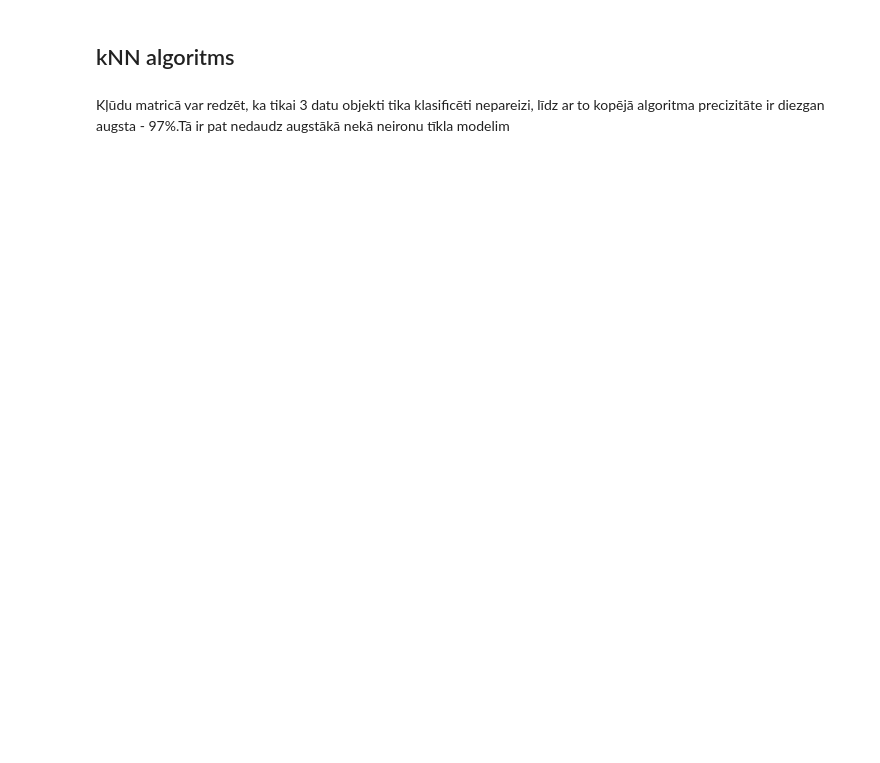
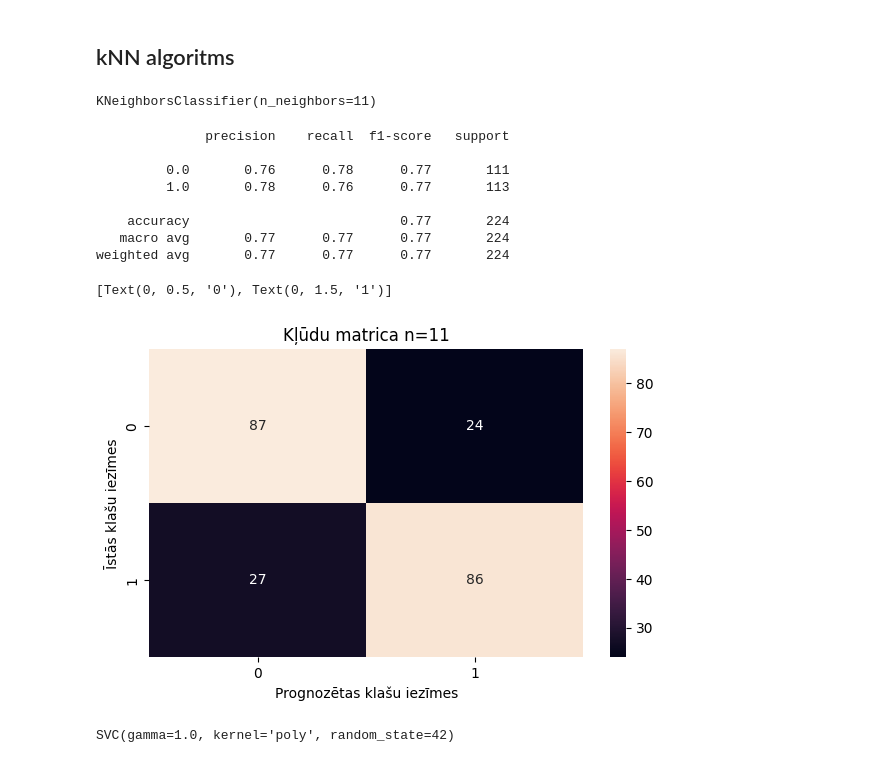
Before and after one commit to tomasskristianssterns/MIP_projekts2, a Jupyter notebook: src/Pārraudzītā_mašīnmācīšanās (1) copy.ipynb, the cells around one changed output. Cells and saved outputs as stored; diff of their text form; code cells hidden in the pictures; blank space fills up the shorter version.

```diff
--- a/src/Pārraudzītā_mašīnmācīšanās (1) copy.ipynb
+++ b/src/Pārraudzītā_mašīnmācīšanās (1) copy.ipynb
@@ -579,23 +591,43 @@ kNN algoritms
 #algoritma izmantošanai nepieciešamās bibliotēkas ielāde
 from sklearn.neighbors import KNeighborsClassifier
 #Tiek izveidots algoritma modelis ar 5 kaimiņiem
-KNN_MODEL = KNeighborsClassifier(n_neighbors=5)
+KNN_MODEL = KNeighborsClassifier(n_neighbors=11)
 #Padodam izveidotajam modelim apmācības datu kopu
 KNN_MODEL.fit(X_apmacibas, y_apmacibas)
+# %% [output]
+KNeighborsClassifier(n_neighbors=11)
 # %%
 #Nosakam klases iezīmes testa datu kopas datu objektiem
 y_prognoze_knn = KNN_MODEL.predict(X_testa)
 #izvadām modeļa veikuma novērtējuma metrikas
 print(classification_report(y_testa,y_prognoze_knn, zero_division=0))
 #veidojam kļūdu matricu
 kludu_matrica = confusion_matrix(y_testa, y_prognoze_knn)
 #izvadām kļūdu matricu
 fig, ax = pltb.subplots(figsize=(7,4))
 sns.heatmap(kludu_matrica, annot = True, fmt = 'g', ax = ax);
-ax.set_xlabel('Prognozētas klašu iezīmes');
-ax.set_ylabel('Īstās klašu iezīmes');
-ax.set_title('Kļūdu matrica');
-ax.xaxis.set_ticklabels(datu_kopa['species'].unique());
-ax.yaxis.set_ticklabels(datu_kopa['species'].unique());
+ax.set_xlabel('Prognozētas klašu iezīmes')
+ax.set_ylabel('Īstās klašu iezīmes')
+ax.set_title('Kļūdu matrica n=11')
+ax.xaxis.set_ticklabels(datu_kopa['HeartDisease'].unique())
+ax.yaxis.set_ticklabels(datu_kopa['HeartDisease'].unique())
+# %% [output]
+              precision    recall  f1-score   support
+
+         0.0       0.76      0.78      0.77       111
+         1.0       0.78      0.76      0.77       113
+
+    accuracy                           0.77       224
+   macro avg       0.77      0.77      0.77       224
+weighted avg       0.77      0.77      0.77       224
+[Text(0, 0.5, '0'), Text(0, 1.5, '1')]
+[figure, added]
-# %% [markdown]
-Kļūdu matricā var redzēt, ka tikai 3 datu objekti tika klasificēti nepareizi, līdz ar to kopējā algoritma precizitāte ir diezgan augsta - 97%.Tā ir pat nedaudz augstākā nekā neironu tīkla modelim
+# %%
+from sklearn.svm import SVC
+
+SVM_MODEL = SVC(kernel='poly', C=1.0, gamma=1.0 , random_state=42)
+
+#Padodam izveidotajam modelim apmācības datu kopu
+SVM_MODEL.fit(X_apmacibas, y_apmacibas)
+# %% [output]
+SVC(gamma=1.0, kernel='poly', random_state=42)
```
Also changed, not shown: parts of 2 cells of this notebook.
